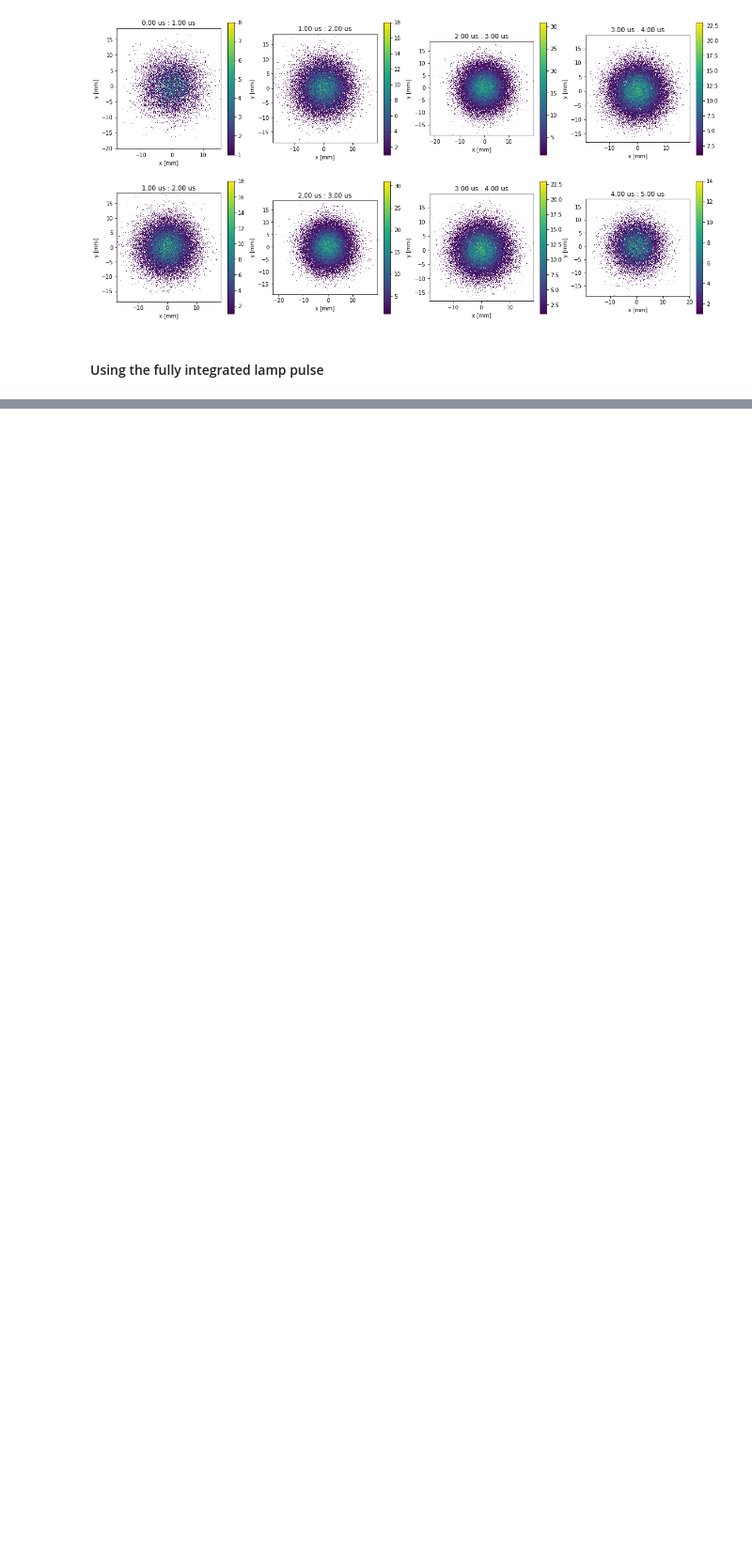
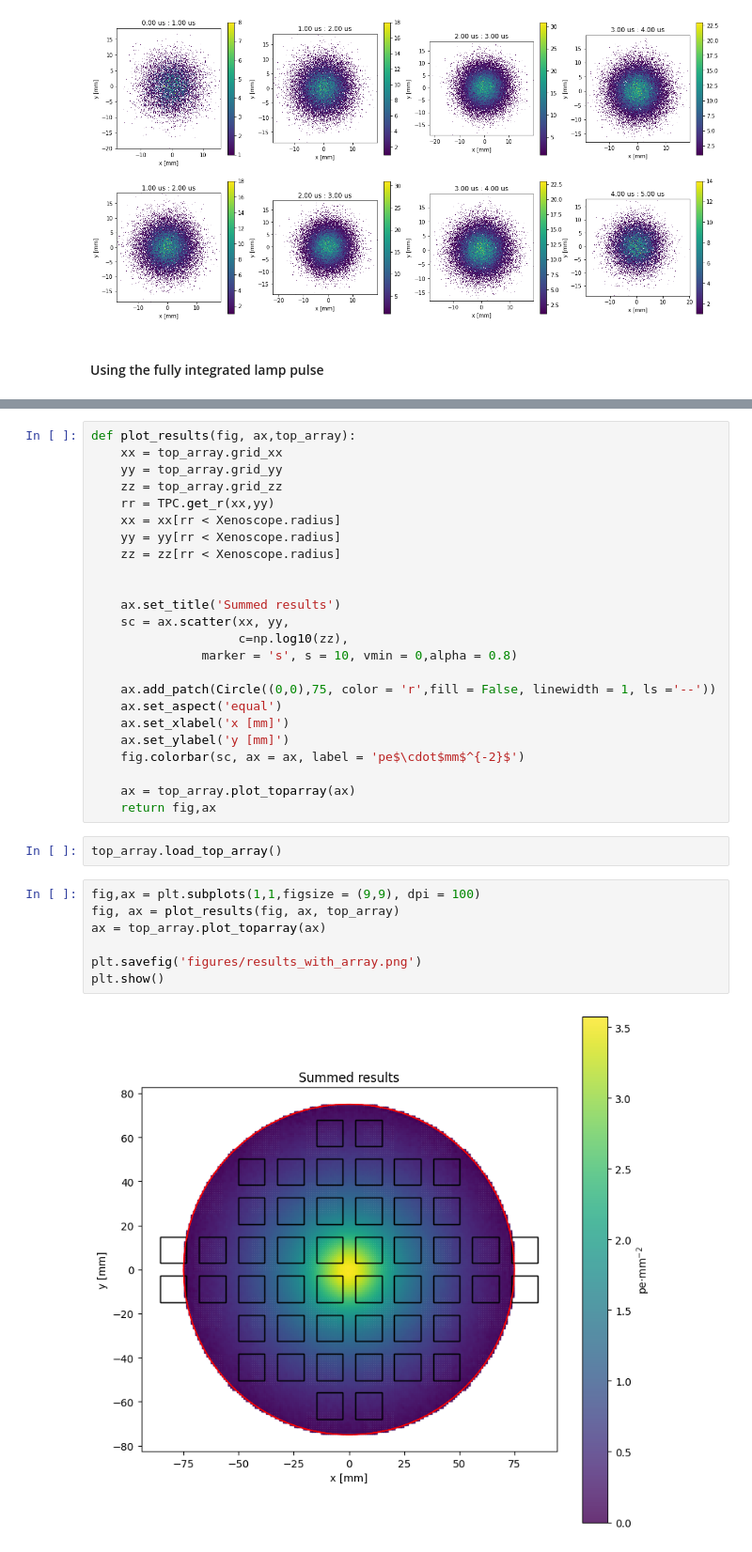
Before and after one commit to sanaouahada/XenoDiffusionScope, a Jupyter notebook: Main.ipynb, the cells around one changed output, grey strips where cells are left out. Shown at 94% size. Drawn from its saved outputs; the diff is of its cells as text; blank space fills up the shorter version.

```diff
--- a/Main.ipynb
+++ b/Main.ipynb
@@ -111,0 +182,35 @@ x_extracted,y_extracted, z_extracted = drifting.extract_electrons(x_corr_elifeti
+# %%
+def plot_results(fig, ax,top_array):
+    xx = top_array.grid_xx
+    yy = top_array.grid_yy
+    zz = top_array.grid_zz
+    rr = TPC.get_r(xx,yy)
+    xx = xx[rr < Xenoscope.radius]
+    yy = yy[rr < Xenoscope.radius]
+    zz = zz[rr < Xenoscope.radius]
+
+
+    ax.set_title('Summed results')
+    sc = ax.scatter(xx, yy,
+                    c=np.log10(zz),
+               marker = 's', s = 10, vmin = 0,alpha = 0.8)
+
+    ax.add_patch(Circle((0,0),75, color = 'r',fill = False, linewidth = 1, ls ='--'))
+    ax.set_aspect('equal')
+    ax.set_xlabel('x [mm]')
+    ax.set_ylabel('y [mm]')
+    fig.colorbar(sc, ax = ax, label = 'pe$\cdot$mm$^{-2}$')
+
+    ax = top_array.plot_toparray(ax)
+    return fig,ax
+# %%
+top_array.load_top_array()
+# %%
+fig,ax = plt.subplots(1,1,figsize = (9,9), dpi = 100)
+fig, ax = plot_results(fig, ax, top_array)
+ax = top_array.plot_toparray(ax)
+
+plt.savefig('figures/results_with_array.png')
+plt.show()
+# %% [output]
+[figure, added]
```
Also changed, not shown: parts of 34 cells of this notebook, 7 other files.
